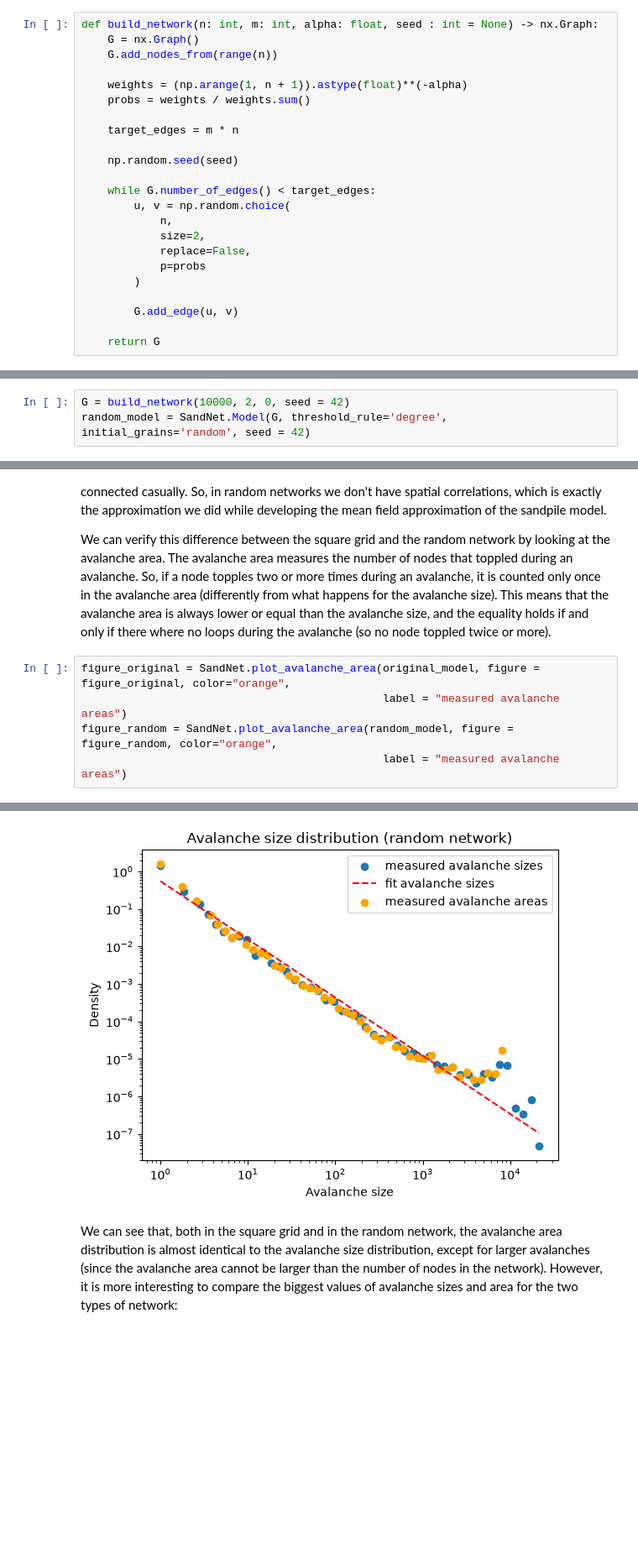
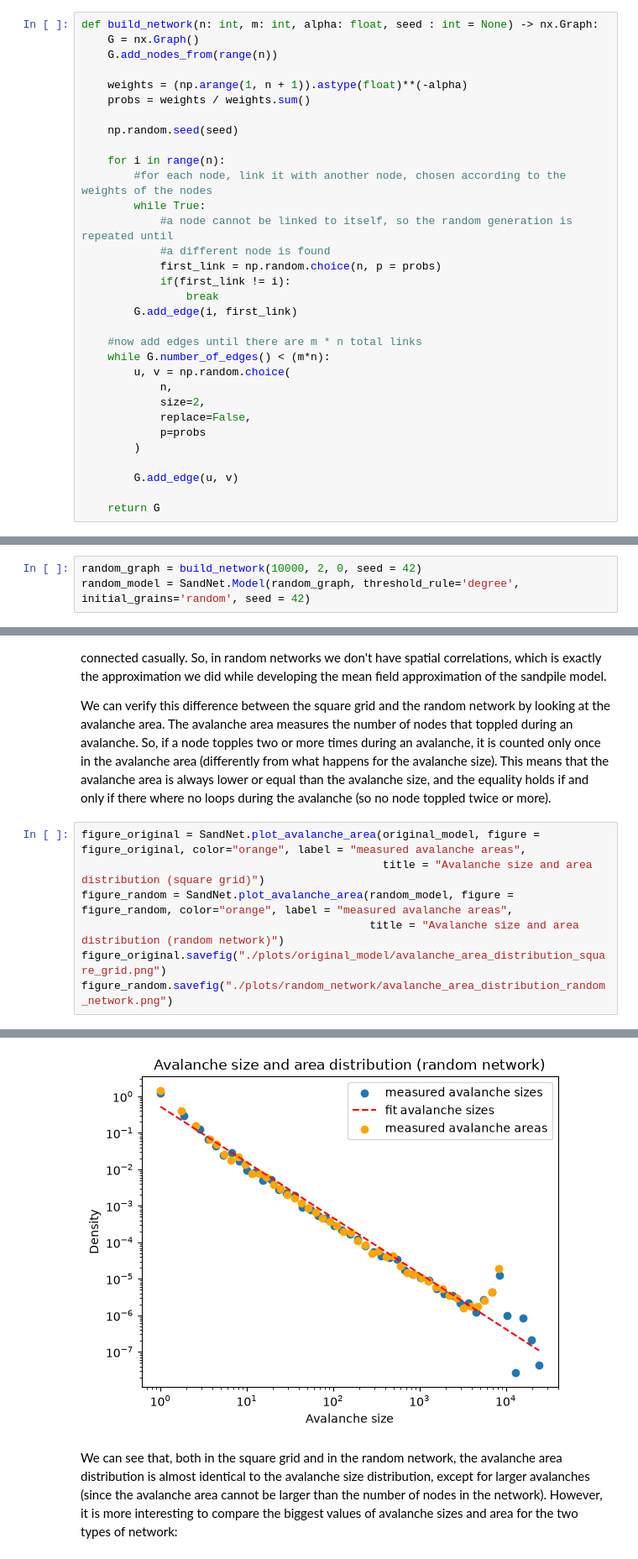
Before and after one commit to riccardo03-maker/SOC_on_networks, a Jupyter notebook: project_notebook.ipynb, the cells around one changed output, grey strips where cells are left out. Shown at 84% size. Cells and saved outputs as stored; diff of their text form; blank space fills up the shorter version.

Commit message:
Added some plots

```diff
--- a/project_notebook.ipynb
+++ b/project_notebook.ipynb
@@ -134,11 +135,20 @@ def build_network(n: int, m: int, alpha: float, seed : int = None) -> nx.Graph:
     weights = (np.arange(1, n + 1)).astype(float)**(-alpha)
     probs = weights / weights.sum()
 
-    target_edges = m * n
-
     np.random.seed(seed)
 
-    while G.number_of_edges() < target_edges:
+    for i in range(n):
+        #for each node, link it with another node, chosen according to the weights of the nodes
+        while True:
+            #a node cannot be linked to itself, so the random generation is repeated until
+            #a different node is found
+            first_link = np.random.choice(n, p = probs)
+            if(first_link != i):
+                break
+        G.add_edge(i, first_link)
+
+    #now add edges until there are m * n total links
+    while G.number_of_edges() < (m*n):
         u, v = np.random.choice(
             n,
             size=2,
@@ -162,6 +172,6 @@ These values of $N$, $m$ and $f$ will be used in all the networks we will build
 
 We start then by building a random network with the function defined in the previous subsection, and we build a sandpile model over it.
 # %%
-G = build_network(10000, 2, 0, seed = 42)
-random_model = SandNet.Model(G, threshold_rule='degree', initial_grains='random', seed = 42)
+random_graph = build_network(10000, 2, 0, seed = 42)
+random_model = SandNet.Model(random_graph, threshold_rule='degree', initial_grains='random', seed = 42)
 # %% [markdown]
@@ -190,8 +206,10 @@ We see that the avalanche size distribution follows a power law with an exponent
 
 We can verify this difference between the square grid and the random network by looking at the avalanche area. The avalanche area measures the number of nodes that toppled during an avalanche. So, if a node topples two or more times during an avalanche, it is counted only once in the avalanche area (differently from what happens for the avalanche size). This means that the avalanche area is always lower or equal than the avalanche size, and the equality holds if and only if there where no loops during the avalanche (so no node toppled twice or more).
 # %%
-figure_original = SandNet.plot_avalanche_area(original_model, figure = figure_original, color="orange",
-                                              label = "measured avalanche areas")
-figure_random = SandNet.plot_avalanche_area(random_model, figure = figure_random, color="orange",
-                                              label = "measured avalanche areas")
+figure_original = SandNet.plot_avalanche_area(original_model, figure = figure_original, color="orange", label = "measured avalanche areas",
+                                              title = "Avalanche size and area distribution (square grid)")
+figure_random = SandNet.plot_avalanche_area(random_model, figure = figure_random, color="orange", label = "measured avalanche areas",
+                                            title = "Avalanche size and area distribution (random network)")
+figure_original.savefig("./plots/original_model/avalanche_area_distribution_square_grid.png")
+figure_random.savefig("./plots/random_network/avalanche_area_distribution_random_network.png")
 # %% [output]
@@ -199,4 +217,4 @@ figure_random = SandNet.plot_avalanche_area(random_model, figure = figure_random
-[figure, old version]
+[figure, new version]
 # %% [markdown]
 We can see that, both in the square grid and in the random network, the avalanche area distribution is almost identical to the avalanche size distribution, except for larger avalanches (since the avalanche area cannot be larger than the number of nodes in the network). However, it is more interesting to compare the biggest values of avalanche sizes and area for the two types of network:
 # %%
```
Also changed, not shown: parts of 35 cells of this notebook, 50 other files.
